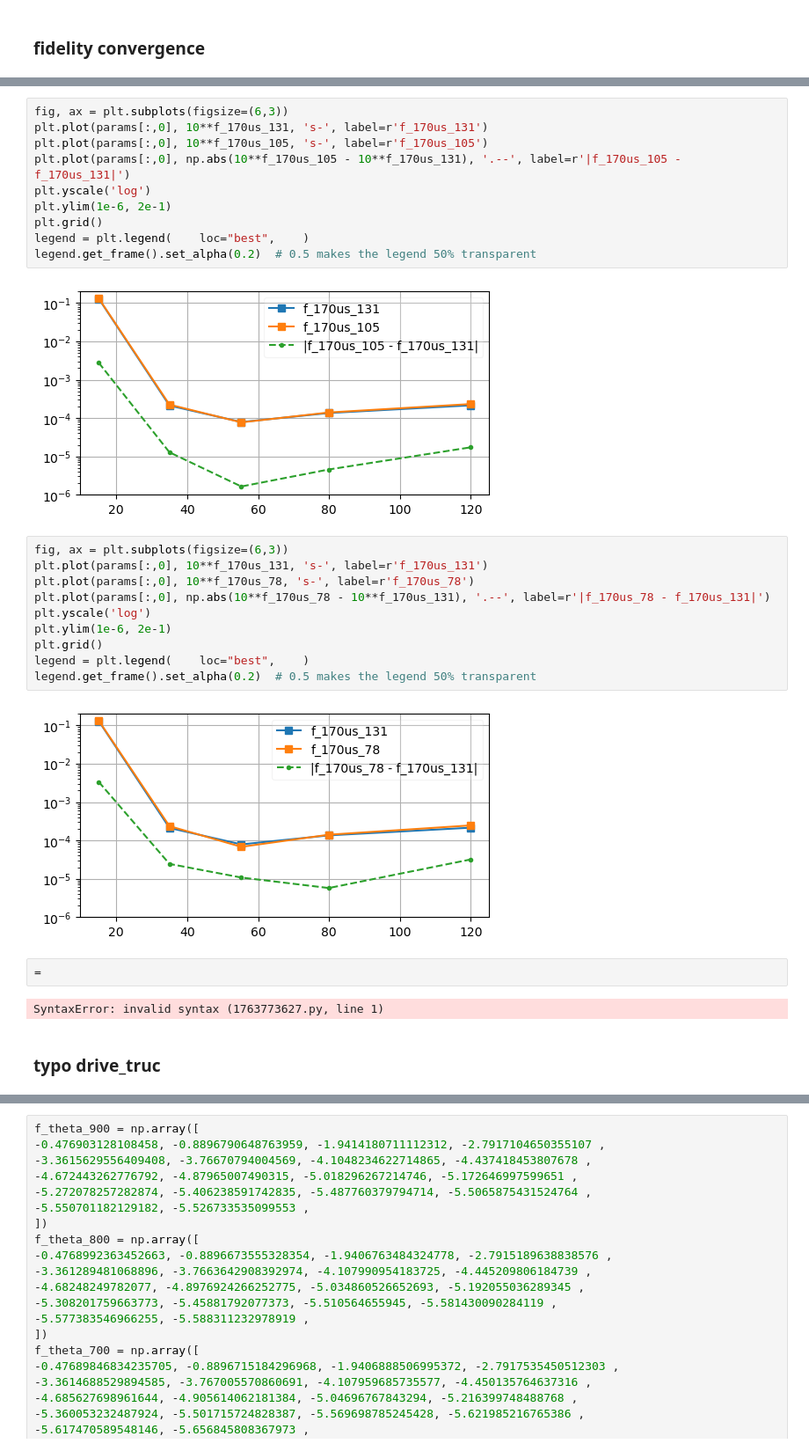
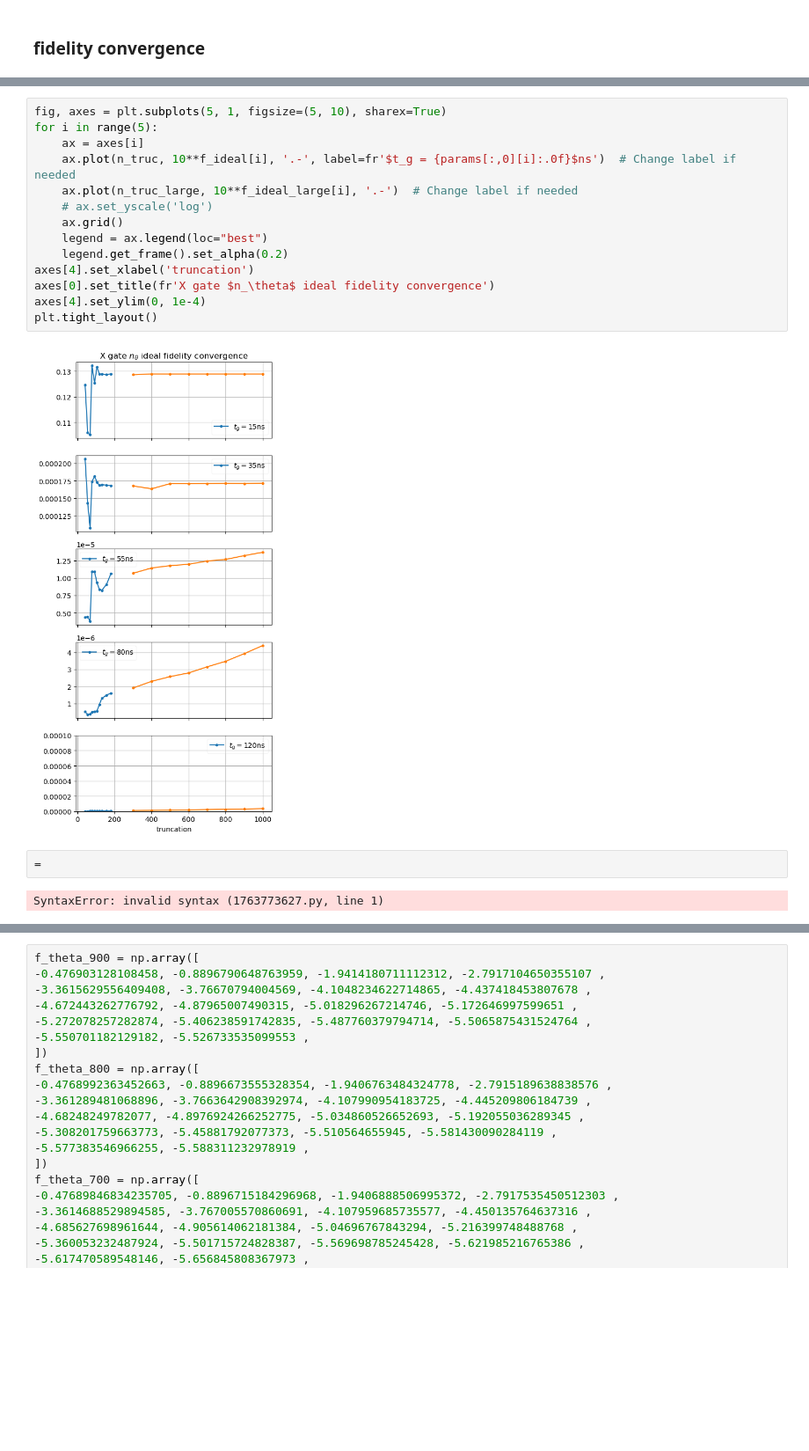
Before and after one commit to Zhenxing2020/two_qubit_gate_for_zero_pi_qubit, a Jupyter notebook: X_gate/Xgate_plot_theta.ipynb, the cells around one changed output, grey strips where cells are left out. Shown at 88% size. Cells and saved outputs as stored; diff of their text form; blank space fills up the shorter version.

```diff
--- a/X_gate/Xgate_plot_theta.ipynb
+++ b/X_gate/Xgate_plot_theta.ipynb
@@ -157,30 +151,20 @@ Error:
-# %%
-fig, ax = plt.subplots(figsize=(6,3))
-plt.plot(params[:,0], 10**f_170us_131, 's-', label=r'f_170us_131')
-plt.plot(params[:,0], 10**f_170us_105, 's-', label=r'f_170us_105')
-plt.plot(params[:,0], np.abs(10**f_170us_105 - 10**f_170us_131), '.--', label=r'|f_170us_105 - f_170us_131|')
-plt.yscale('log')
-plt.ylim(1e-6, 2e-1)
-plt.grid()
-legend = plt.legend(    loc="best",    )
-legend.get_frame().set_alpha(0.2)  # 0.5 makes the legend 50% transparent
-# %% [output]
-[figure, removed]
-# %%
-fig, ax = plt.subplots(figsize=(6,3))
-plt.plot(params[:,0], 10**f_170us_131, 's-', label=r'f_170us_131')
-plt.plot(params[:,0], 10**f_170us_78, 's-', label=r'f_170us_78')
-plt.plot(params[:,0], np.abs(10**f_170us_78 - 10**f_170us_131), '.--', label=r'|f_170us_78 - f_170us_131|')
-plt.yscale('log')
-plt.ylim(1e-6, 2e-1)
-plt.grid()
-legend = plt.legend(    loc="best",    )
-legend.get_frame().set_alpha(0.2)  # 0.5 makes the legend 50% transparent
-# %% [output]
-[figure, removed]
+# %%
+fig, axes = plt.subplots(5, 1, figsize=(5, 10), sharex=True)
+for i in range(5):
+    ax = axes[i]
+    ax.plot(n_truc, 10**f_ideal[i], '.-', label=fr'$t_g = {params[:,0][i]:.0f}$ns')  # Change label if needed
+    ax.plot(n_truc_large, 10**f_ideal_large[i], '.-')  # Change label if needed
+    # ax.set_yscale('log')
+    ax.grid()
+    legend = ax.legend(loc="best")
+    legend.get_frame().set_alpha(0.2)
+axes[4].set_xlabel('truncation')
+axes[0].set_title(fr'X gate $n_\theta$ ideal fidelity convergence')
+axes[4].set_ylim(0, 1e-4)
+plt.tight_layout()
+# %% [output]
+[figure, added]
 # %%
 =
 # %% [output]
 SyntaxError: invalid syntax (1763773627.py, line 1)
-# %% [markdown]
-### typo drive_truc
```
Also changed, not shown: parts of 22 cells of this notebook, 41 other files.
